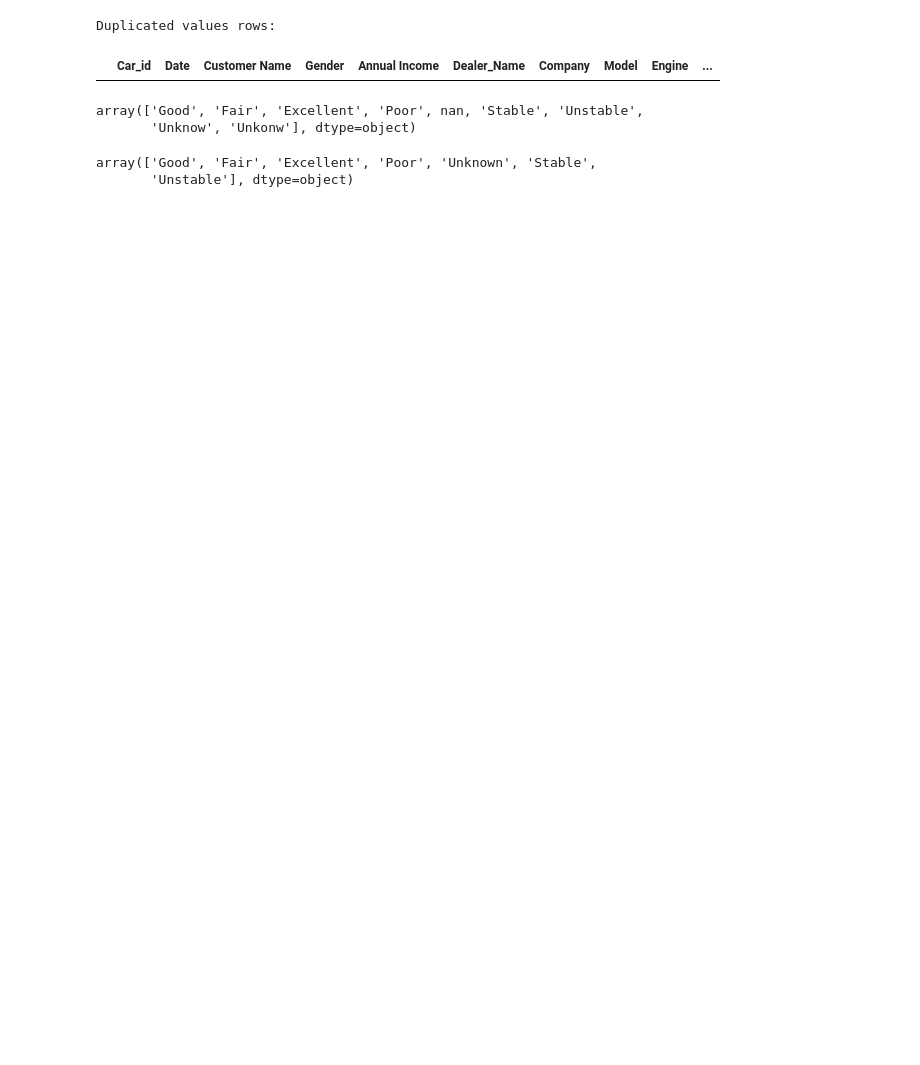
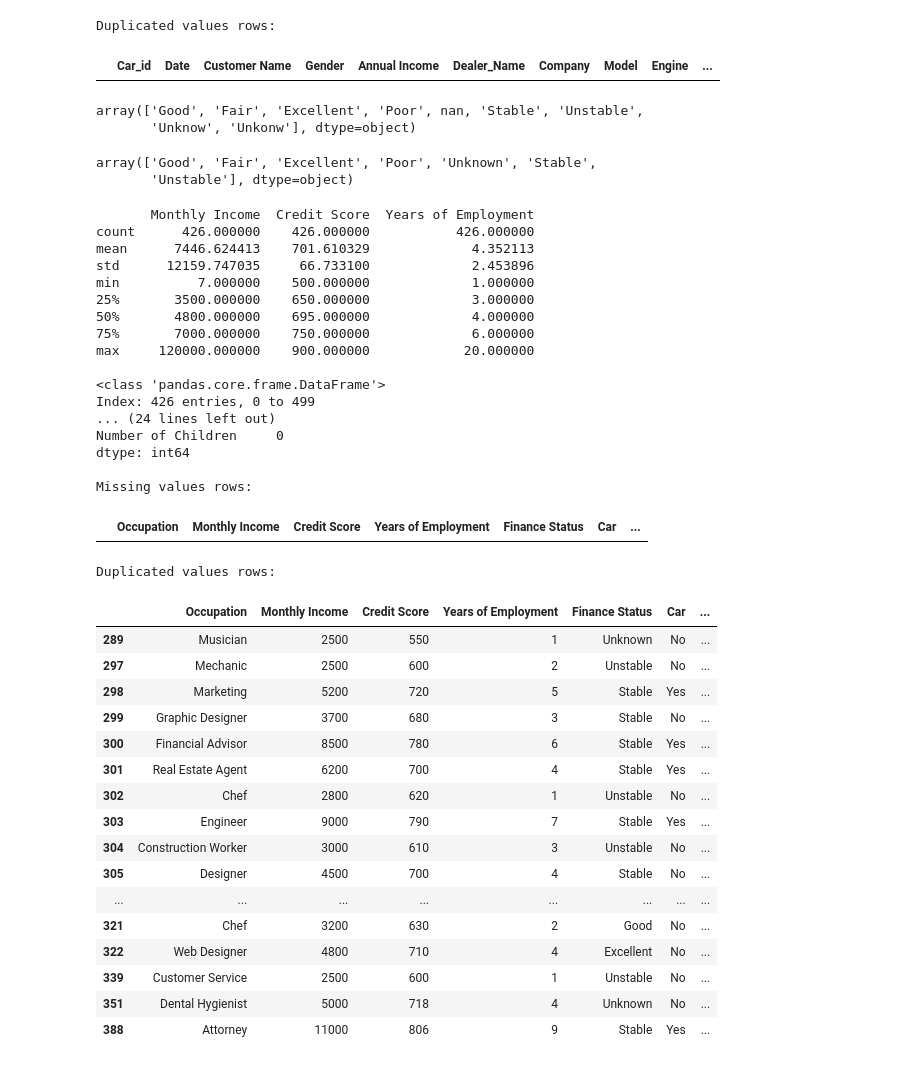
Before and after one commit to File500/Data_science_and_analysis, a Jupyter notebook: ETL_scripts/etl_script.ipynb, the cells around one changed output. Drawn from its saved outputs; the diff is of its cells as text; code cells hidden in the pictures; blank space fills up the shorter version.

Commit message:
preparing clean data, near asnalysis ready data

```diff
--- a/ETL_scripts/etl_script.ipynb
+++ b/ETL_scripts/etl_script.ipynb
@@ -207,0 +212,39 @@ clean_car_ownership.to_csv(path_or_buf='../data/clean_data/clean_car_ownership.c
+# %%
+describe_data(clean_car_ownership)
+# %% [output]
+       Monthly Income  Credit Score  Years of Employment
+count      426.000000    426.000000           426.000000
+mean      7446.624413    701.610329             4.352113
+std      12159.747035     66.733100             2.453896
+min          7.000000    500.000000             1.000000
+25%       3500.000000    650.000000             3.000000
+50%       4800.000000    695.000000             4.000000
+75%       7000.000000    750.000000             6.000000
+max     120000.000000    900.000000            20.000000
+
+<class 'pandas.core.frame.DataFrame'>
+Index: 426 entries, 0 to 499
+... (24 lines left out)
+Number of Children     0
+dtype: int64
+
+Missing values rows:
+|  | Occupation | Monthly Income | Credit Score | Years of Employment | Finance Status | Car | ... |
+Duplicated values rows:
+|  | Occupation | Monthly Income | Credit Score | Years of Employment | Finance Status | Car | ... |
+| 289 | Musician | 2500 | 550 | 1 | Unknown | No | ... |
+| 297 | Mechanic | 2500 | 600 | 2 | Unstable | No | ... |
+| 298 | Marketing | 5200 | 720 | 5 | Stable | Yes | ... |
+| 299 | Graphic Designer | 3700 | 680 | 3 | Stable | No | ... |
+| 300 | Financial Advisor | 8500 | 780 | 6 | Stable | Yes | ... |
+| 301 | Real Estate Agent | 6200 | 700 | 4 | Stable | Yes | ... |
+| 302 | Chef | 2800 | 620 | 1 | Unstable | No | ... |
+| 303 | Engineer | 9000 | 790 | 7 | Stable | Yes | ... |
+| 304 | Construction Worker | 3000 | 610 | 3 | Unstable | No | ... |
+| 305 | Designer | 4500 | 700 | 4 | Stable | No | ... |
+| ... | ... | ... | ... | ... | ... | ... | ... |
+| 321 | Chef | 3200 | 630 | 2 | Good | No | ... |
+| 322 | Web Designer | 4800 | 710 | 4 | Excellent | No | ... |
+| 339 | Customer Service | 2500 | 600 | 1 | Unstable | No | ... |
+| 351 | Dental Hygienist | 5000 | 718 | 4 | Unknown | No | ... |
+| 388 | Attorney | 11000 | 806 | 9 | Stable | Yes | ... |
```
Also changed, not shown: parts of 4 cells of this notebook.
